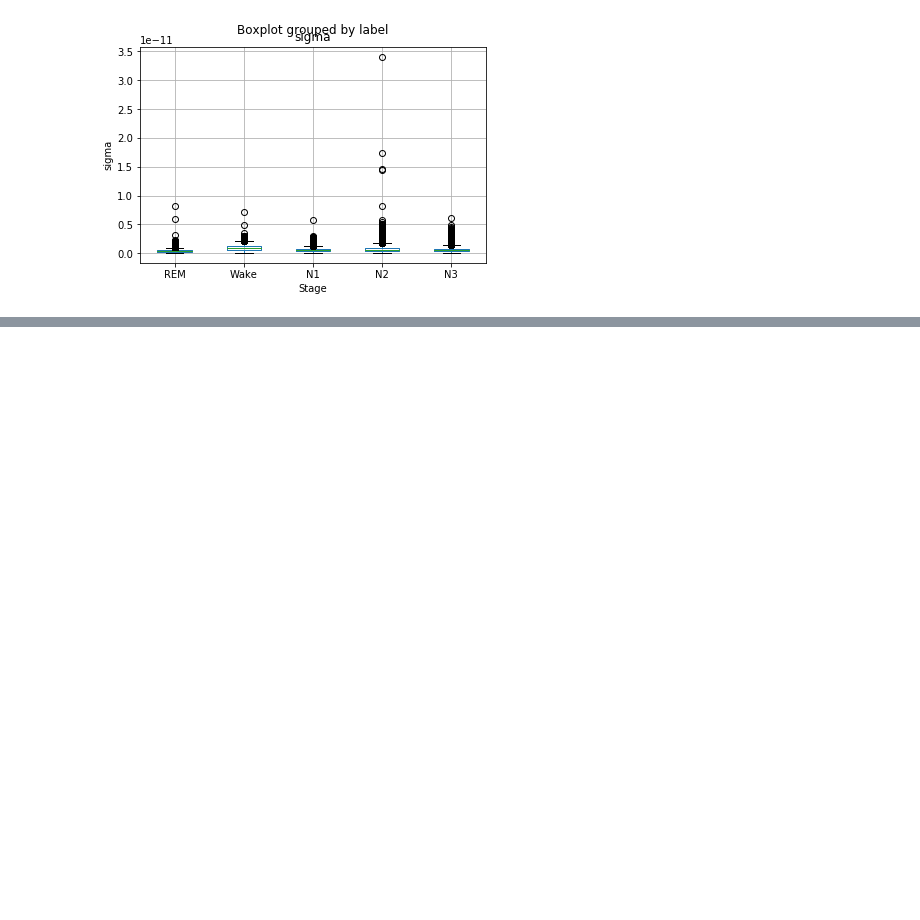
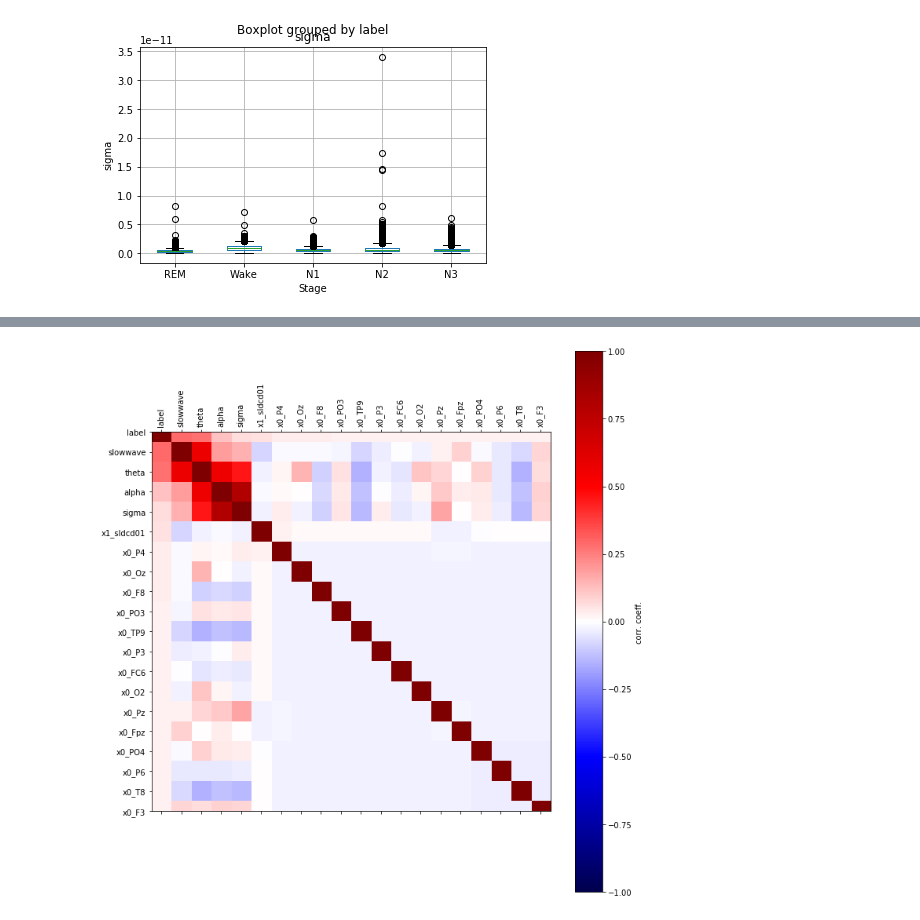
Before and after one commit to zhiyanwang27/decoding_sleep, a Jupyter notebook: src/EDA.ipynb, the cells around one changed output, grey strips where cells are left out. Saved outputs shown, nothing was run; the diff lists cells and outputs as text; code cells hidden in the pictures; blank space fills up the shorter version.

```diff
--- a/src/EDA.ipynb
+++ b/src/EDA.ipynb
@@ -91,0 +118,18 @@ for i in range(len(con_ftrs)):
+# %%
+corrmat_2 = df_preprocessed_poly.corr()
+#print(df_preprocessed.columns)
+all_cols = corrmat_2.sort_values('label',ascending=False)['label'].index
+cols = all_cols[:20] # positively correlated features
+
+cm = corrmat_2.loc[cols,cols]
+
+plt.figure(figsize=(10,10))
+plt.matshow(cm,vmin=-1,vmax=1,cmap='seismic',fignum=0)
+plt.colorbar(label='corr. coeff.')
+plt.xticks(np.arange(cm.shape[0]),list(cols),rotation=90)
+plt.yticks(np.arange(cm.shape[0]),list(cols))
+plt.tight_layout()
+plt.savefig('../figures/corbr_coeff_dummies_poscorr_poly.png',dpi=300)
+plt.show()
+# %% [output]
+[figure, added]
```
Also changed, not shown: parts of 5 cells of this notebook, 7 other files.
